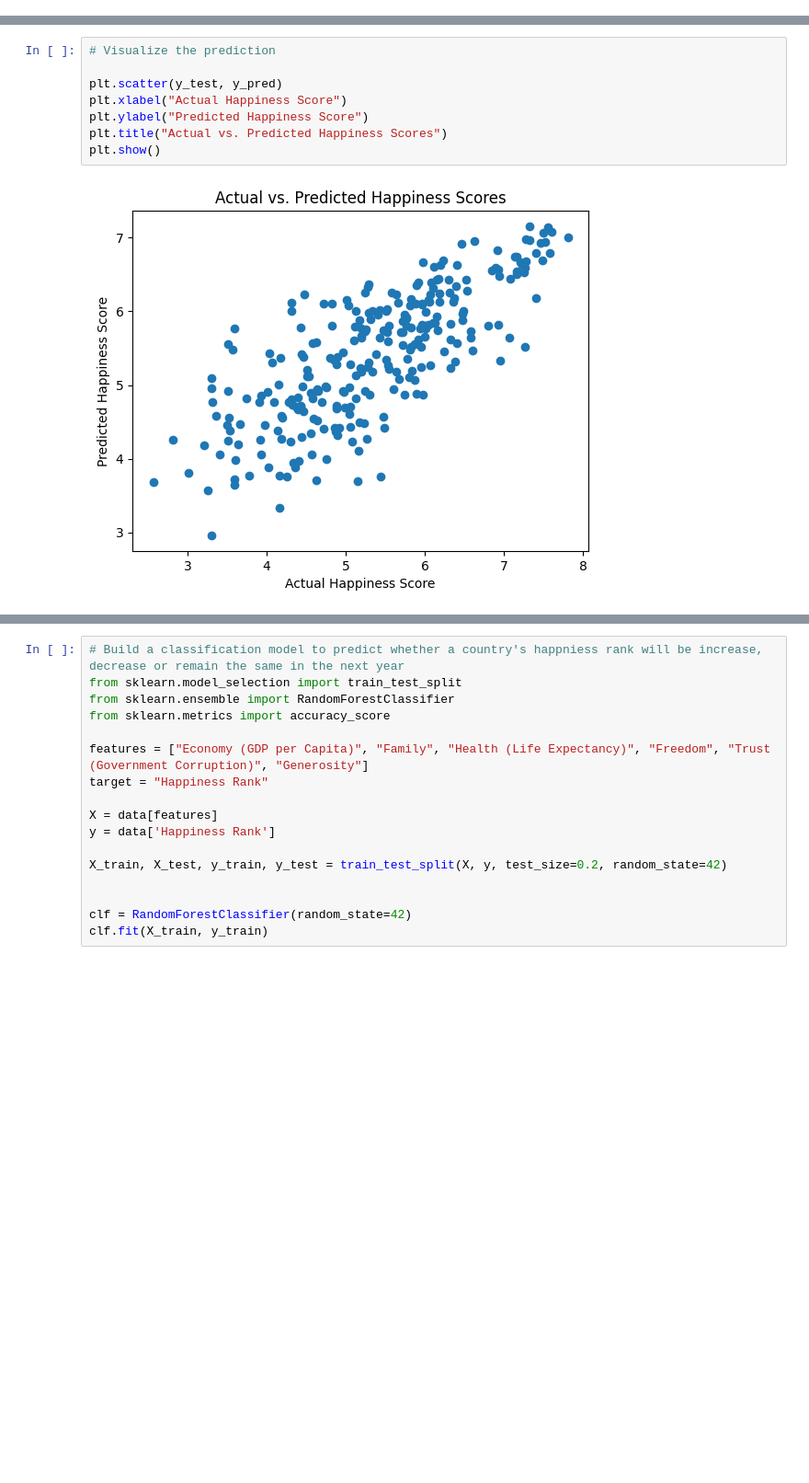
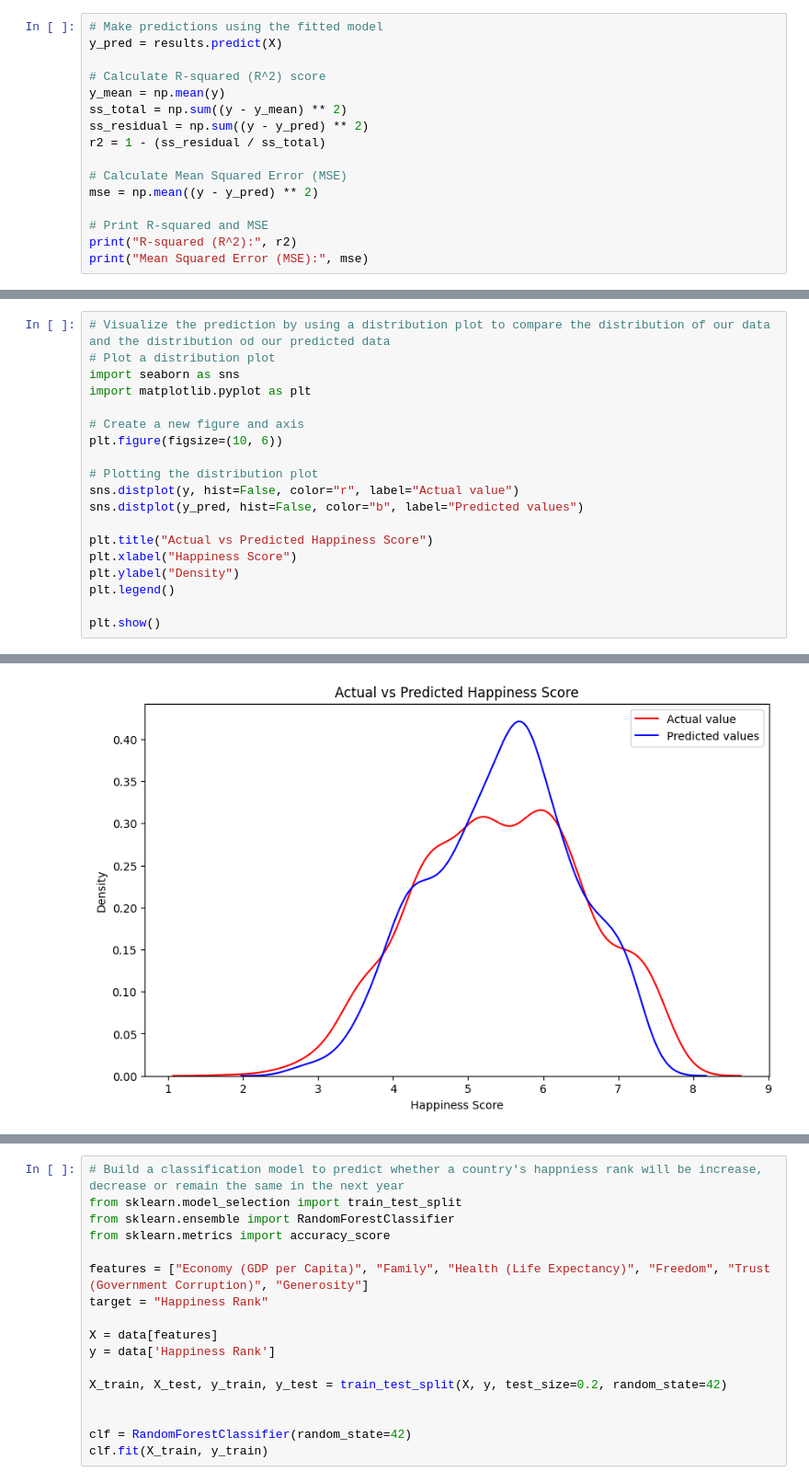
Before and after one commit to serenasunyu/Midterm_Project, a Jupyter notebook: data_modeling.ipynb, the cells around one changed output, grey strips where cells are left out. Shown at 92% size. Cells and saved outputs as stored; diff of their text form; blank space fills up the shorter version.

Commit message:
update models to analyze Canada

```diff
--- a/data_modeling.ipynb
+++ b/data_modeling.ipynb
@@ -45,0 +52,16 @@ R-squared: 0.5943148200094724
+# %%
+# Make predictions using the fitted model
+y_pred = results.predict(X)
+
+# Calculate R-squared (R^2) score
+y_mean = np.mean(y)
+ss_total = np.sum((y - y_mean) ** 2)
+ss_residual = np.sum((y - y_pred) ** 2)
+r2 = 1 - (ss_residual / ss_total)
+
+# Calculate Mean Squared Error (MSE)
+mse = np.mean((y - y_pred) ** 2)
+
+# Print R-squared and MSE
+print("R-squared (R^2):", r2)
+print("Mean Squared Error (MSE):", mse)
@@ -87,10 +99,20 @@ For every one-unit increase in Generosity, the happiness score is expected to in
-# %%
-# Visualize the prediction
-
-plt.scatter(y_test, y_pred)
-plt.xlabel("Actual Happiness Score")
-plt.ylabel("Predicted Happiness Score")
-plt.title("Actual vs. Predicted Happiness Scores")
-plt.show()
-# %% [output]
-[figure, removed]
+# %%
+# Visualize the prediction by using a distribution plot to compare the distribution of our data and the distribution od our predicted data
+# Plot a distribution plot
+import seaborn as sns
+import matplotlib.pyplot as plt
+
+# Create a new figure and axis
+plt.figure(figsize=(10, 6))
+
+# Plotting the distribution plot
+sns.distplot(y, hist=False, color="r", label="Actual value")
+sns.distplot(y_pred, hist=False, color="b", label="Predicted values")
+
+plt.title("Actual vs Predicted Happiness Score")
+plt.xlabel("Happiness Score")
+plt.ylabel("Density")
+plt.legend()
+
+plt.show()
+# %% [output]
@@ -96,0 +138 @@ plt.show()
+[figure, added]
```
Also changed, not shown: parts of 31 cells of this notebook.
